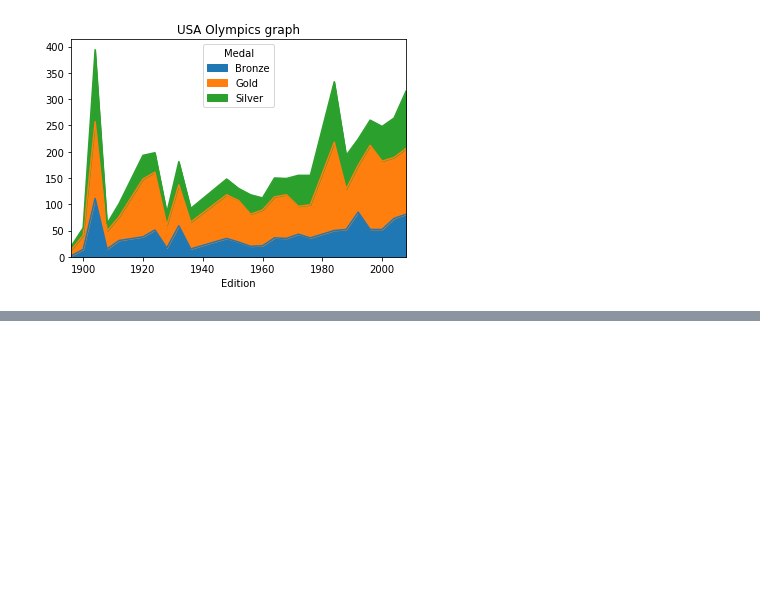
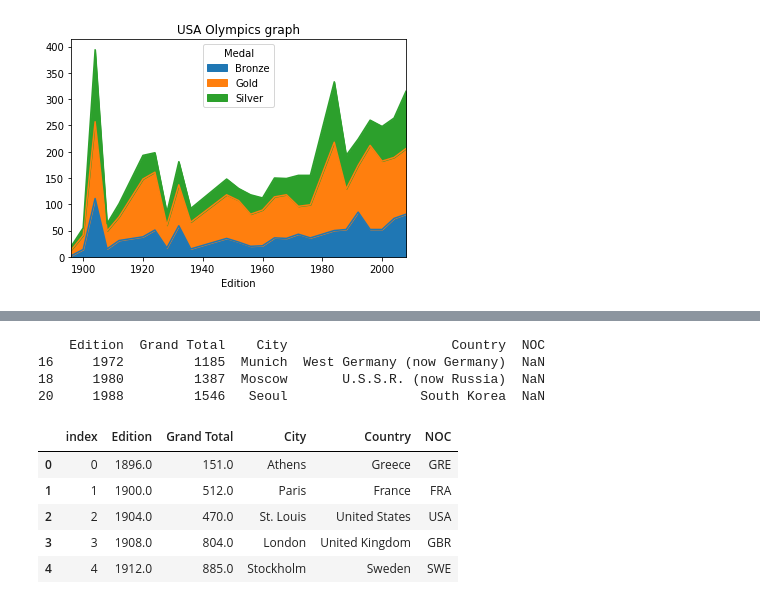
Before and after one commit to SurajKande/python-pandas, a Jupyter notebook: case_study_olympic_medals.ipynb, the cells around one changed output, grey strips where cells are left out. Drawn from its saved outputs; the diff is of its cells as text; code cells hidden in the pictures; blank space fills up the shorter version.

```diff
--- a/case_study_olympic_medals.ipynb
+++ b/case_study_olympic_medals.ipynb
@@ -252,0 +267,2 @@ plt.show()
+# %%
+ioc_codes = ioc_codes[['Country', 'NOC']]
@@ -252,0 +278,26 @@ plt.show()
+# %%
+# Left join editions and ioc_codes
+hosts = pd.merge(editions, ioc_codes, how='left')
+# %%
+# Fix missing 'NOC' values of hosts
+print(hosts.loc[hosts.NOC.isnull()])
+# %% [output]
+    Edition  Grand Total    City                     Country  NOC
+16     1972         1185  Munich  West Germany (now Germany)  NaN
+18     1980         1387  Moscow       U.S.S.R. (now Russia)  NaN
+20     1988         1546   Seoul                 South Korea  NaN
+# %%
+hosts.loc[1972, 'NOC'] = 'FRG'
+hosts.loc[1980, 'NOC'] = 'URS'
+hosts.loc[1988, 'NOC'] = 'KOR'
+# %%
+hosts = hosts.reset_index()
+# %%
+hosts.head()
+# %% [output]
+|  | index | Edition | Grand Total | City | Country | NOC |
+| 0 | 0 | 1896.0 | 151.0 | Athens | Greece | GRE |
+| 1 | 1 | 1900.0 | 512.0 | Paris | France | FRA |
+| 2 | 2 | 1904.0 | 470.0 | St. Louis | United States | USA |
+| 3 | 3 | 1908.0 | 804.0 | London | United Kingdom | GBR |
+| 4 | 4 | 1912.0 | 885.0 | Stockholm | Sweden | SWE |
```
Also changed, not shown: parts of 8 cells of this notebook.
